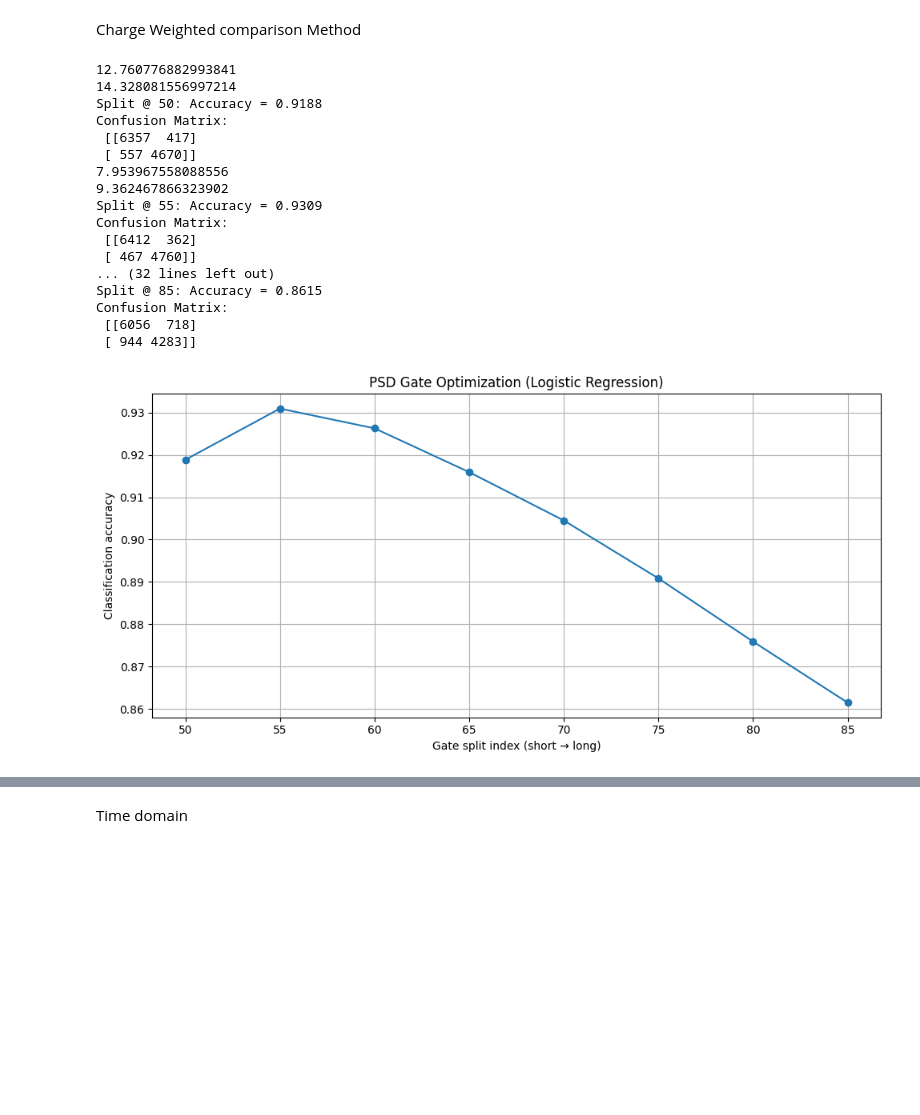
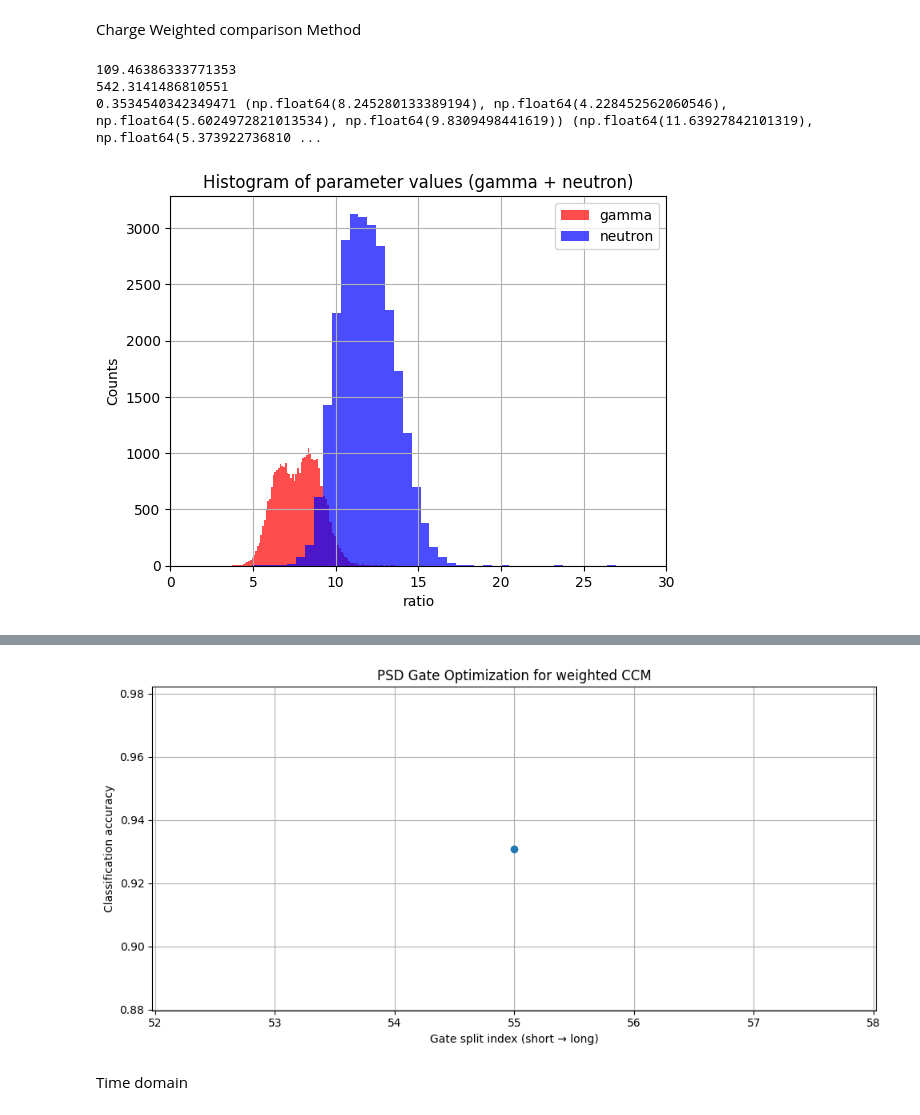
Before and after one commit to Jayanashah/Neutron-Gamma-discrimination-Project, a Jupyter notebook: 27.12.25-Code_Plastic_Scintillator_1.ipynb, the cells around one changed output, grey strips where cells are left out. Saved outputs shown, nothing was run; the diff lists cells and outputs as text; code cells hidden in the pictures; blank space fills up the shorter version.

```diff
--- a/27.12.25-Code_Plastic_Scintillator_1.ipynb
+++ b/27.12.25-Code_Plastic_Scintillator_1.ipynb
@@ -445,6 +235,7 @@ Confusion Matrix:
 # %% [markdown]
 Charge Weighted comparison Method
 # %%
+# Weighted CCM (Discrimination of neutron-gamma in the low energy regime using machine learning for an EJ-276D plastic scintillator by S.Panda et al.)
 
 import numpy as np
 import pandas as pd
@@ -454,89 +245,77 @@ from sklearn.linear_model import LogisticRegression
 from sklearn.metrics import accuracy_score
 from sklearn.metrics import classification_report, confusion_matrix
 
-# -------------------------------
-# Gate sweep parameters
-# -------------------------------
+
 short_start = 25
 long_end = 105
-splits = range(50, 86, 5)   # 50, 55, 60, ..., 100
+splits = range(55, 56, 5)   # 50, 55, 60, ..., 100
 
 accuracies = []
 
-# -------------------------------
-# Loop over split positions
-# -------------------------------
+
 for split in splits:
-    # Short and long gates
-    gamma_short = df_gamma_norm.iloc[:, short_start:split].sum(axis=1)
 
-    # Weighted sum for long gate
+    gamma_short = df_expanded_gamma.iloc[:, short_start:split].sum(axis=1)
+
+
     long_indices = np.arange(split, long_end)  # j = split, split+1, ...
-    gamma_long_values = df_gamma_norm.iloc[:, split:long_end].values
-    weights = long_indices  # simple linear weight j, you can modify
+    gamma_long_values = df_expanded_gamma.iloc[:, split:long_end].values
+    weights = long_indices
     weighted_long = (gamma_long_values * weights).sum(axis=1)
 
     # Weighted ratio
     gamma_ratio = weighted_long / (gamma_short)
+    print(max(gamma_ratio))
 
-    print(gamma_ratio[1])
-    # ---- Neutron ratios ----
-    neutron_short = df_neutron_norm.iloc[:, short_start:split].sum(axis=1)
-    neutron_long_values = df_neutron_norm.iloc[:, split:long_end].values
+    neutron_short = df_expanded_neutron.iloc[:, short_start:split].sum(axis=1)
+    neutron_long_values = df_expanded_neutron.iloc[:, split:long_end].values
     weighted_long_neutron = (neutron_long_values * weights).sum(axis=1)
     neutron_ratio = weighted_long_neutron / (neutron_short)
-    print(neutron_ratio[1])
+    print(max(neutron_ratio))
 
-    # ---- Dataset ----
+
     X = np.concatenate([gamma_ratio, neutron_ratio]).reshape(-1, 1)
     y = np.concatenate([
         np.zeros(len(gamma_ratio)),   # gamma = 0
         np.ones(len(neutron_ratio))   # neutron = 1
     ])
-
-    # ---- Train / test split ----
+    fom_val, g_stats, n_stats = calculate_fom(gamma_ratio, neutron_ratio)
+    print(fom_val, g_stats, n_stats)
+    plt.hist(gamma_ratio,label= 'gamma', bins=1000, alpha=0.7, color='red')
+    plt.hist(neutron_ratio,label = 'neutron', bins=1000, alpha=0.7, color = 'blue')
+    plt.xlim(0,30)
+    plt.xlabel("ratio")
+    plt.ylabel("Counts")
+    plt.title("Histogram of parameter values (gamma + neutron)")
+    plt.legend()
+    plt.grid(True)
+    plt.show()
     X_train, X_test, y_train, y_test = train_test_split(
         X, y, test_size=0.2, stratify=y, random_state=42
     )
 
-    # ---- Logistic Regression ----
+
     clf = LogisticRegression()
     clf.fit(X_train, y_train)
 
-    # ---- Accuracy ----
+
     y_pred = clf.predict(X_test)
     acc = accuracy_score(y_test, y_pred)
     accuracies.append(acc)
 
     print(f"Split @ {split}: Accuracy = {acc:.4f}")
     print("Confusion Matrix:\n", confusion_matrix(y_test, y_pred))
-# -------------------------------
-# Plot accuracy vs gate split
-# -------------------------------
+
 plt.figure(figsize=(10, 5))
 plt.plot(splits, accuracies, marker='o')
 plt.xlabel("Gate split index (short → long)")
 plt.ylabel("Classification accuracy")
-plt.title("PSD Gate Optimization (Logistic Regression)")
+plt.title("PSD Gate Optimization for weighted CCM")
 plt.grid(True)
 plt.tight_layout()
 plt.show()
 # %% [output]
-12.760776882993841
-14.328081556997214
-Split @ 50: Accuracy = 0.9188
-Confusion Matrix:
- [[6357  417]
- [ 557 4670]]
-7.953967558088556
-9.362467866323902
-Split @ 55: Accuracy = 0.9309
-Confusion Matrix:
- [[6412  362]
- [ 467 4760]]
-... (32 lines left out)
-Split @ 85: Accuracy = 0.8615
-Confusion Matrix:
- [[6056  718]
- [ 944 4283]]
+109.46386333771353
+542.3141486810551
+0.3534540342349471 (np.float64(8.245280133389194), np.float64(4.228452562060546), np.float64(5.6024972821013534), np.float64(9.8309498441619)) (np.float64(11.63927842101319), np.float64(5.373922736810 ...
-[figure, old version]
+[figure, new version]
@@ -543,2 +326,3 @@ Confusion Matrix:
+[figure, added]
 # %% [markdown]
 Time domain
```
Also changed, not shown: parts of 22 cells of this notebook.
